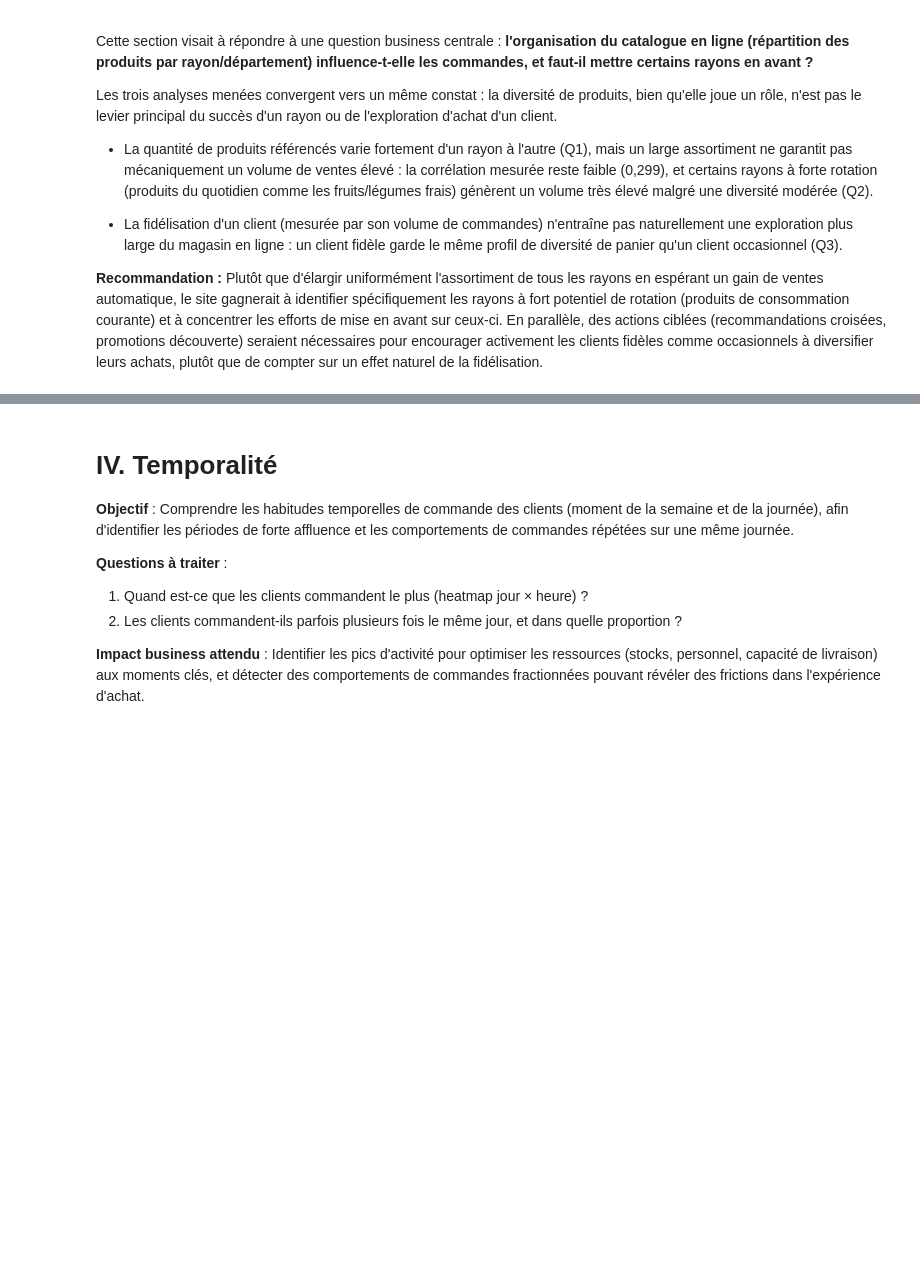
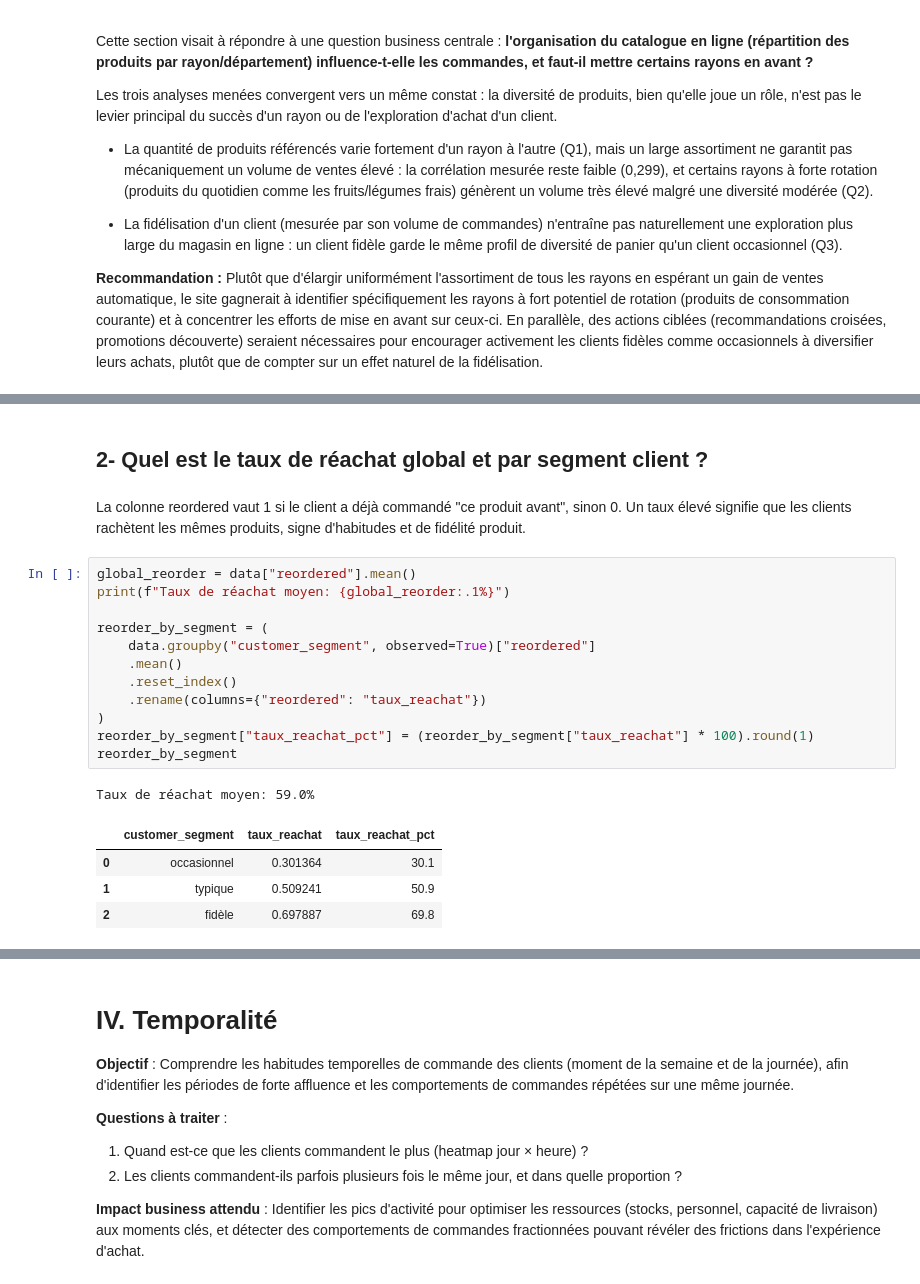
Before and after one commit to aurore204/Grocery-EDA-Reorder-Prediction, a Jupyter notebook: grocery_eda.ipynb, the cells around one changed output, grey strips where cells are left out. Cells and saved outputs as stored; diff of their text form; blank space fills up the shorter version.

```diff
--- a/grocery_eda.ipynb
+++ b/grocery_eda.ipynb
@@ -406,0 +499,22 @@ Plutôt que d'élargir uniformément l'assortiment de tous les rayons en espéra
+# %% [markdown]
+## 2- Quel est le taux de réachat global et par segment client ?
+# %% [markdown]
+La colonne reordered vaut 1 si le client a déjà commandé "ce produit avant", sinon 0. Un taux élevé signifie que les clients rachètent les mêmes produits, signe d'habitudes et de fidélité produit.
+# %%
+global_reorder = data["reordered"].mean()
+print(f"Taux de réachat moyen: {global_reorder:.1%}")
+
+reorder_by_segment = (
+    data.groupby("customer_segment", observed=True)["reordered"]
+    .mean()
+    .reset_index()
+    .rename(columns={"reordered": "taux_reachat"})
+)
+reorder_by_segment["taux_reachat_pct"] = (reorder_by_segment["taux_reachat"] * 100).round(1)
+reorder_by_segment
+# %% [output]
+Taux de réachat moyen: 59.0%
+|  | customer_segment | taux_reachat | taux_reachat_pct |
+| 0 | occasionnel | 0.301364 | 30.1 |
+| 1 | typique | 0.509241 | 50.9 |
+| 2 | fidèle | 0.697887 | 69.8 |
```
Also changed, not shown: parts of 13 cells of this notebook.
